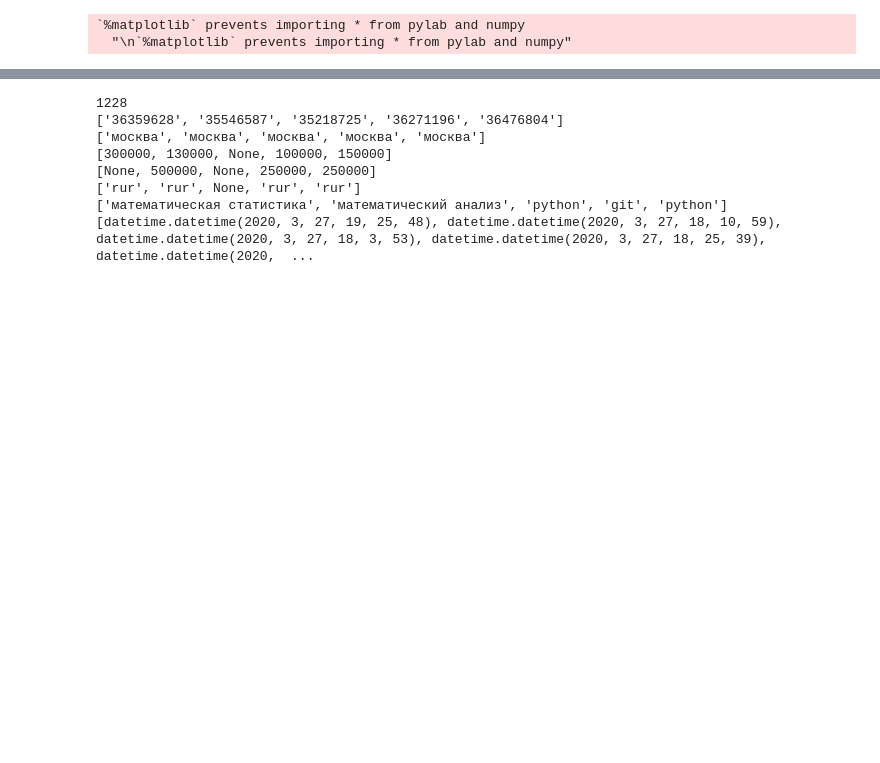
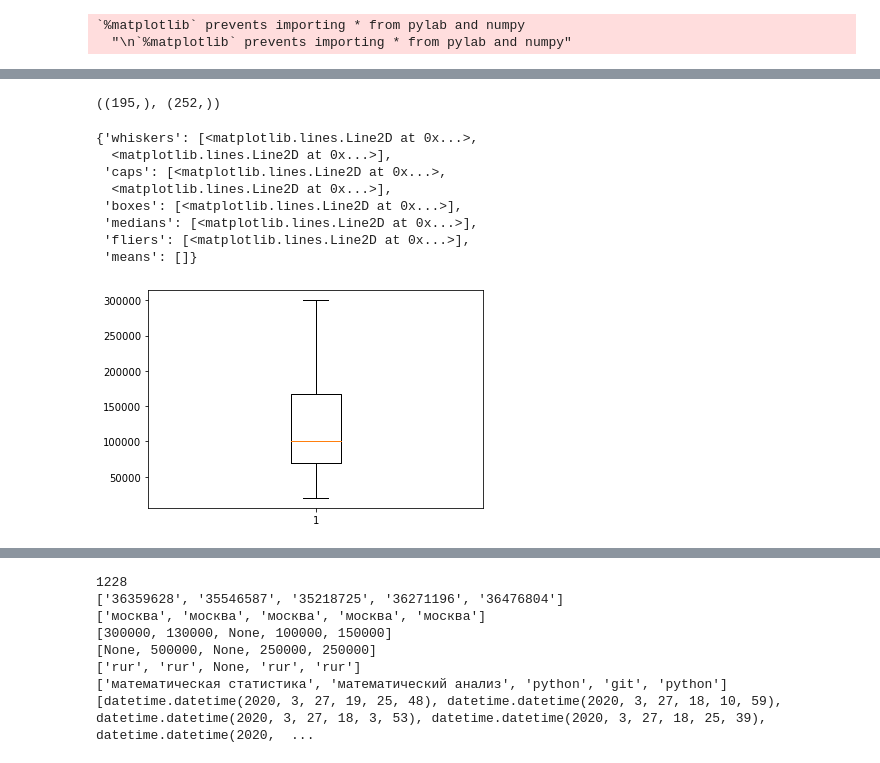
Before and after one commit to tlaanstra/hh_vacancy_skills, a Jupyter notebook: hh.ipynb, the cells around one changed output, grey strips where cells are left out. Saved outputs shown, nothing was run; the diff lists cells and outputs as text; code cells hidden in the pictures; blank space fills up the shorter version.

Commit message:
additional cleaning and union of similars skills
- added TODO
- made some order in notebook

Signed-off-by: v010ch <iakhremenko.v@gmail.com>

```diff
--- a/hh.ipynb
+++ b/hh.ipynb
@@ -19,7 +30,8 @@ vacancies_list = [ 'Data scientist',
 'Data science',
 'Ml specialist',
 'Machine learning',
-'Data Analyst',
+#'Data Analyst',
+#'master data',
 'ML']
 # %% [markdown]
 'area': {'id': '1', 'name': 'Москва'...}
@@ -29,3 +44,5 @@ vacancies_list = [ 'Data scientist',
+# %%
+clr = lambda x: (re.sub(r'<.*?>', '', str(x)))
 # %%
 id_list     = list()
 area_list   = list()
@@ -47,6 +64,8 @@ for element in vacancies_list:
         break
 
     print(answ.url)
+    time.sleep(1)
+
     info_tag = answ.json()
     amnt_pages = info_tag['pages']
     amnt_found = info_tag['found']
@@ -77,7 +96,7 @@ for element in vacancies_list:
 
             vacancy = answ.json()
 
-            id_list.append(    vacancy['id'])
+            id_list.append(vacancy['id'])
 
             if isinstance(vacancy['area'], type(None)):
                 area_list.append('')
@@ -87,7 +106,7 @@ for element in vacancies_list:
             if isinstance(vacancy['description'], type(None)):
                 descr_list.append('')
             else:
-                descr_list.append(  vacancy['description'].lower())  # id name
+                descr_list.append(  clr(vacancy['description']).lower())  # id name
 
 
             if isinstance(vacancy['salary'], type(None)):
@@ -100,9 +119,10 @@ for element in vacancies_list:
                 salary_cur_list.append(  vacancy['salary']['currency'].lower())
 
 
-            if len(vacancy['key_skills']) > 0:
-                for skill in range( len(vacancy['key_skills']) ):   # name name name name.....
-                    key_skills_list.append(  vacancy['key_skills'][skill]['name'].lower())
+            #if len(vacancy['key_skills']) > 0:
+            #    for skill in range( len(vacancy['key_skills']) ):   # name name name name.....
+            #        key_skills_list.append(  vacancy['key_skills'][skill]['name'].lower())
+            key_skills_list.append(  vacancy['key_skills'] )
 
             date_list.append( parse(vacancy['published_at'], ignoretz = True) )
             new_ones += 1
@@ -128,0 +267,3 @@ Done
+# %%
+df_slr = pd.DataFrame({'slr_from':salary_from_list, 'slr_to':salary_to_list, 'slr_cur':salary_cur_list})
+df_slr.shape
@@ -128,0 +281,16 @@ Done
+# %%
+df_slr[df_slr.slr_cur == 'rur'].slr_from.dropna().shape, df_slr[['slr_from', 'slr_to']].slr_from.dropna().shape
+# %% [output]
+((195,), (252,))
+# %%
+plt.boxplot( df_slr[df_slr.slr_cur == 'rur'].slr_from.drop(df_slr[df_slr.slr_cur == 'rur'].slr_from.idxmax()).dropna() )
+# %% [output]
+{'whiskers': [<matplotlib.lines.Line2D at 0x...>,
+  <matplotlib.lines.Line2D at 0x...>],
+ 'caps': [<matplotlib.lines.Line2D at 0x...>,
+  <matplotlib.lines.Line2D at 0x...>],
+ 'boxes': [<matplotlib.lines.Line2D at 0x...>],
+ 'medians': [<matplotlib.lines.Line2D at 0x...>],
+ 'fliers': [<matplotlib.lines.Line2D at 0x...>],
+ 'means': []}
+[figure, added]
```
Also changed, not shown: parts of 26 cells of this notebook, 1 other file.
